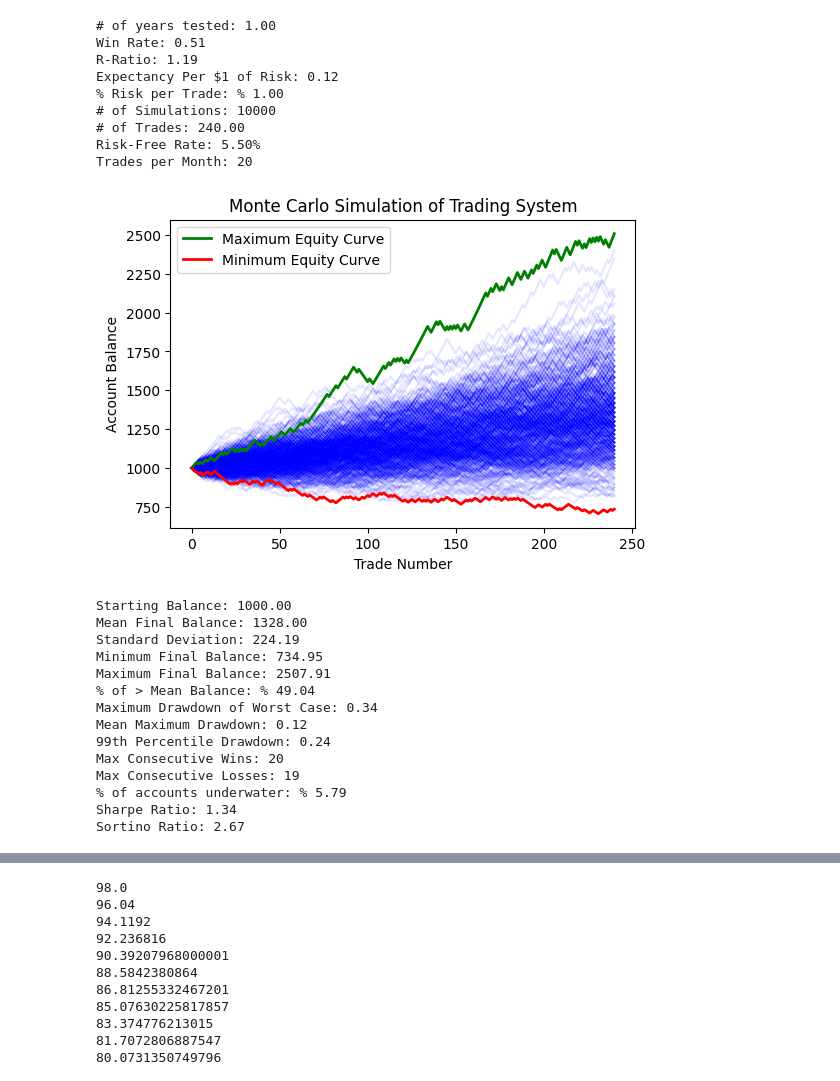
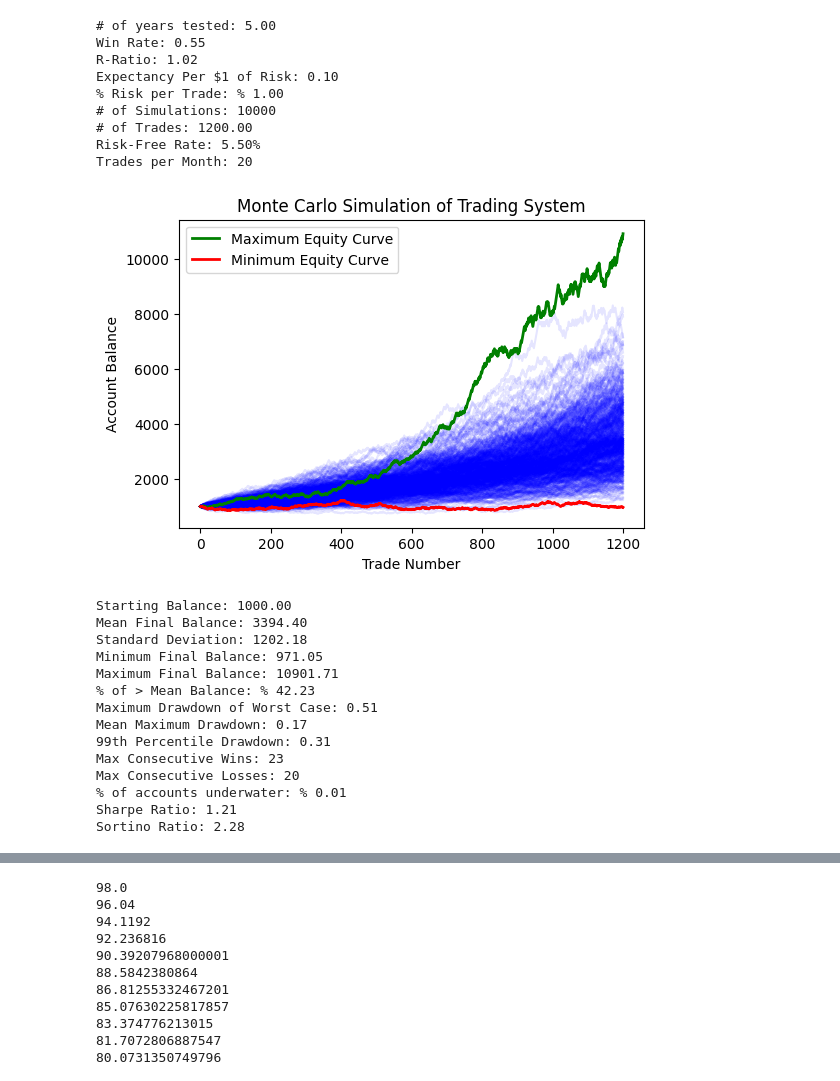
Before and after one commit to ergodique/Portfolio, a Jupyter notebook: Monte Carlo Simulation Equity Curve/monte_carlo_jupyter_version.ipynb, the cells around one changed output, grey strips where cells are left out. Cells and saved outputs as stored; diff of their text form; code cells hidden in the pictures.

```diff
--- a/Monte Carlo Simulation Equity Curve/monte_carlo_jupyter_version.ipynb
+++ b/Monte Carlo Simulation Equity Curve/monte_carlo_jupyter_version.ipynb
@@ -152,59 +152,59 @@ def monte_carlo_simulation(win_rate, reward_to_risk, risk_per_trade, num_simulat
 
 
 # Örnek kullanım
-years = 1
-win_rate = 0.51  # Kazanma oranı
-reward_to_risk = 271/227  # Ödül-zarar oranı
+years = 5
+win_rate = 0.5468 # Kazanma oranı
+reward_to_risk = 272.15/268.04 # Ödül-zarar oranı
 expectancy = win_rate * reward_to_risk - (1 - win_rate)
 risk_per_trade = 0.01  # Trade başına risk
 num_simulations = 10000  # Simülasyon sayısı
 trades_per_month = 20  # Aylık trade sayısı
 num_trades = 12 * trades_per_month * years  # Toplam trade sayısı
 
 risk_free_rate = 0.055  # Yıllık risksiz faiz oranı
 
 print(f'# of years tested: {years:.2f}')
 print(f'Win Rate: {win_rate:.2f}')
 print(f'R-Ratio: {reward_to_risk:.2f}')
 print(f'Expectancy Per $1 of Risk: {expectancy:.2f}')
 print(f'% Risk per Trade: % {risk_per_trade*100:.2f}')
 print(f'# of Simulations: {num_simulations:.0f}')
 print(f'# of Trades: {num_trades:.2f}')
 print(f'Risk-Free Rate: {risk_free_rate:.2%}')
 print(f'Trades per Month: {trades_per_month}')
 
 # Monte Carlo Simülasyonunu çalıştır
 monte_carlo_simulation(
     win_rate,
     reward_to_risk,
     risk_per_trade,
     num_simulations,
     num_trades,
     trades_per_month,
     risk_free_rate
 )
 # %% [output]
-# of years tested: 1.00
-Win Rate: 0.51
-R-Ratio: 1.19
-Expectancy Per $1 of Risk: 0.12
+# of years tested: 5.00
+Win Rate: 0.55
+R-Ratio: 1.02
+Expectancy Per $1 of Risk: 0.10
 % Risk per Trade: % 1.00
 # of Simulations: 10000
-# of Trades: 240.00
+# of Trades: 1200.00
 Risk-Free Rate: 5.50%
 Trades per Month: 20
-[figure, old version]
+[figure, new version]
 Starting Balance: 1000.00
-Mean Final Balance: 1328.00
-Standard Deviation: 224.19
-Minimum Final Balance: 734.95
-Maximum Final Balance: 2507.91
-% of > Mean Balance: % 49.04
-Maximum Drawdown of Worst Case: 0.34
-Mean Maximum Drawdown: 0.12
-99th Percentile Drawdown: 0.24
-Max Consecutive Wins: 20
-Max Consecutive Losses: 19
-% of accounts underwater: % 5.79
-Sharpe Ratio: 1.34
-Sortino Ratio: 2.67
+Mean Final Balance: 3394.40
+Standard Deviation: 1202.18
+Minimum Final Balance: 971.05
+Maximum Final Balance: 10901.71
+% of > Mean Balance: % 42.23
+Maximum Drawdown of Worst Case: 0.51
+Mean Maximum Drawdown: 0.17
+99th Percentile Drawdown: 0.31
+Max Consecutive Wins: 23
+Max Consecutive Losses: 20
+% of accounts underwater: % 0.01
+Sharpe Ratio: 1.21
+Sortino Ratio: 2.28
```
Also changed, not shown: parts of 1 cell of this notebook, 1 other file.
